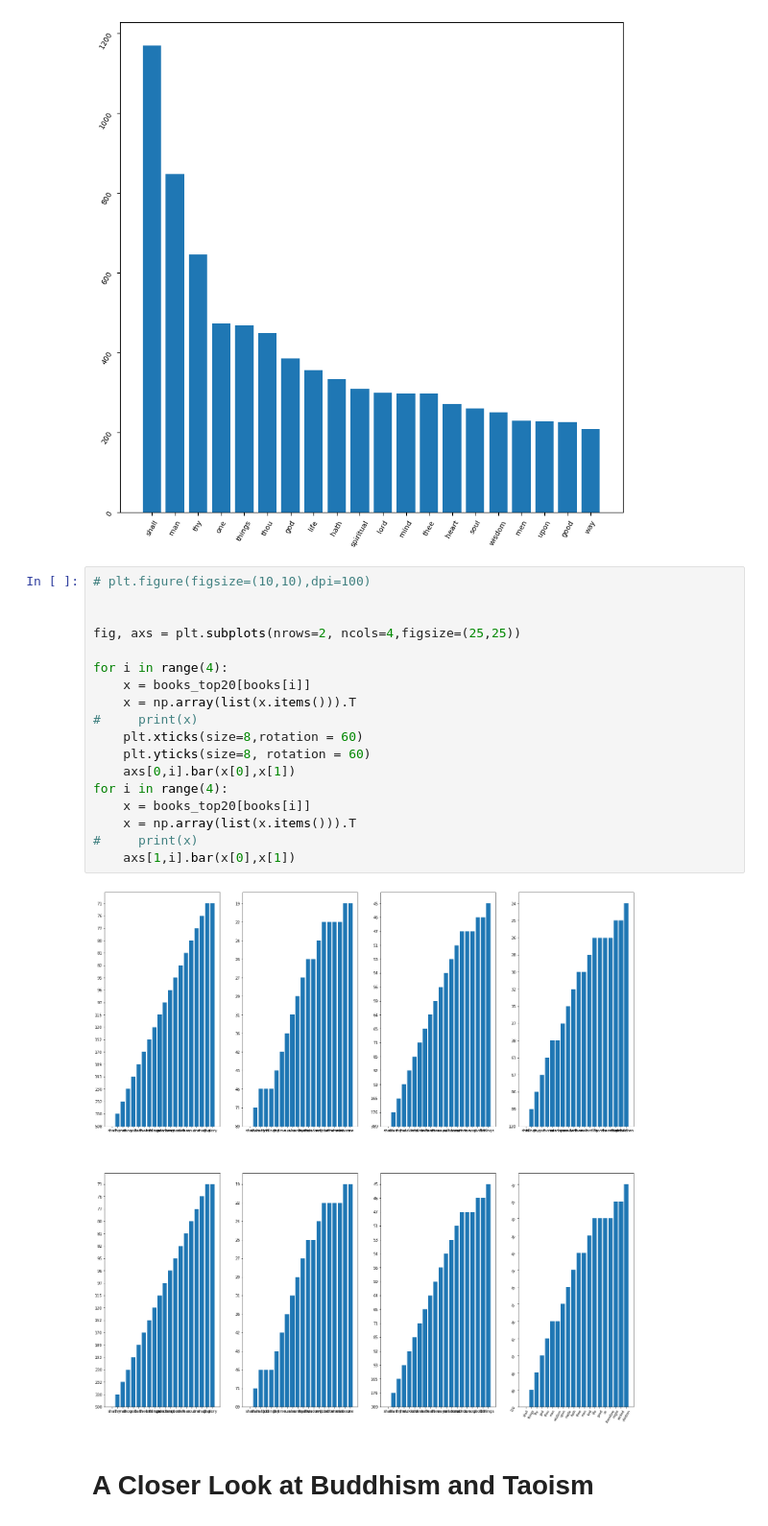
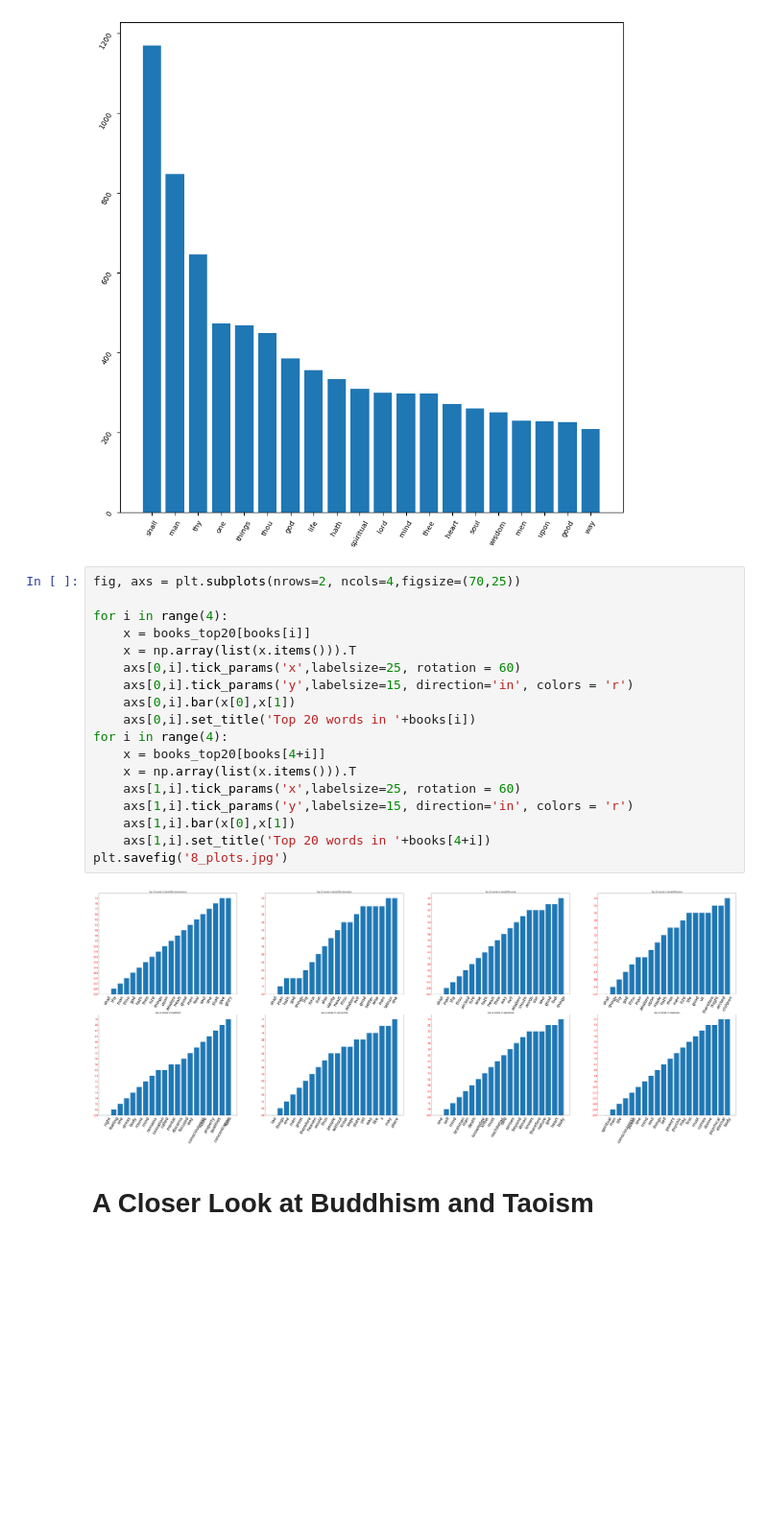
Before and after one commit to IshaanSD/dataHacks2021, a Jupyter notebook: datahacks.ipynb, the cells around one changed output. Shown at 96% size. Drawn from its saved outputs; the diff is of its cells as text; blank space fills up the shorter version.

Commit message:
8 plots

```diff
--- a/datahacks.ipynb
+++ b/datahacks.ipynb
@@ -67,25 +67,25 @@ plt.bar(top_20_across_books.index,top_20_across_books.values)
 <BarContainer object of 20 artists>
 [figure]
 # %%
-# plt.figure(figsize=(10,10),dpi=100)
-
-
-fig, axs = plt.subplots(nrows=2, ncols=4,figsize=(25,25))
+fig, axs = plt.subplots(nrows=2, ncols=4,figsize=(70,25))
 
 for i in range(4):
     x = books_top20[books[i]]
     x = np.array(list(x.items())).T
-#     print(x)
-    plt.xticks(size=8,rotation = 60)
-    plt.yticks(size=8, rotation = 60)
+    axs[0,i].tick_params('x',labelsize=25, rotation = 60)
+    axs[0,i].tick_params('y',labelsize=15, direction='in', colors = 'r')
     axs[0,i].bar(x[0],x[1])
+    axs[0,i].set_title('Top 20 words in '+books[i])
 for i in range(4):
-    x = books_top20[books[i]]
+    x = books_top20[books[4+i]]
     x = np.array(list(x.items())).T
-#     print(x)
+    axs[1,i].tick_params('x',labelsize=25, rotation = 60)
+    axs[1,i].tick_params('y',labelsize=15, direction='in', colors = 'r')
     axs[1,i].bar(x[0],x[1])
+    axs[1,i].set_title('Top 20 words in '+books[4+i])
+plt.savefig('8_plots.jpg')
 # %% [output]
-[figure, old version]
+[figure, new version]
 # %% [markdown]
 # A Closer Look at Buddhism and Taoism
 # %% [markdown]
```
Also changed, not shown: 1 other file.
